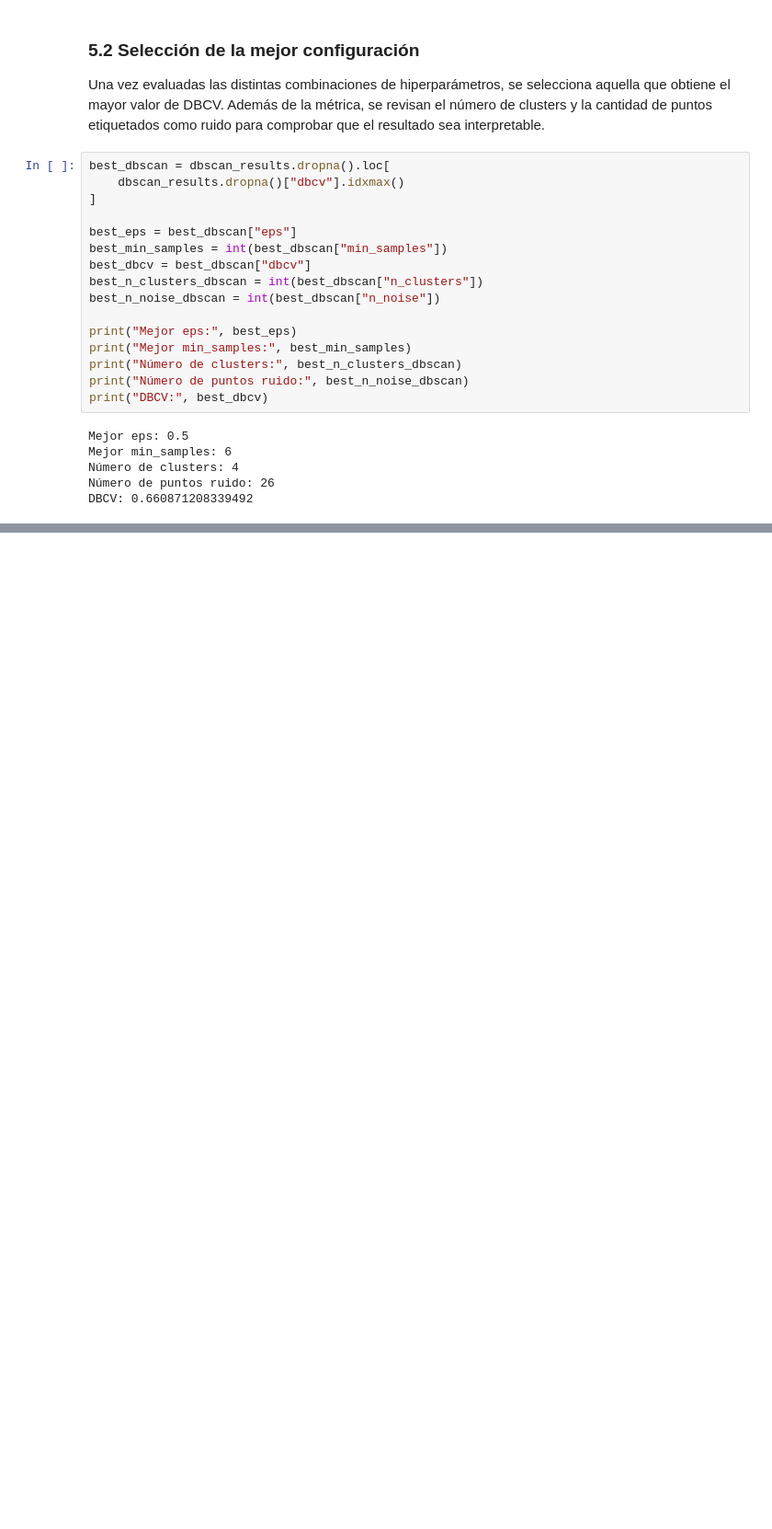
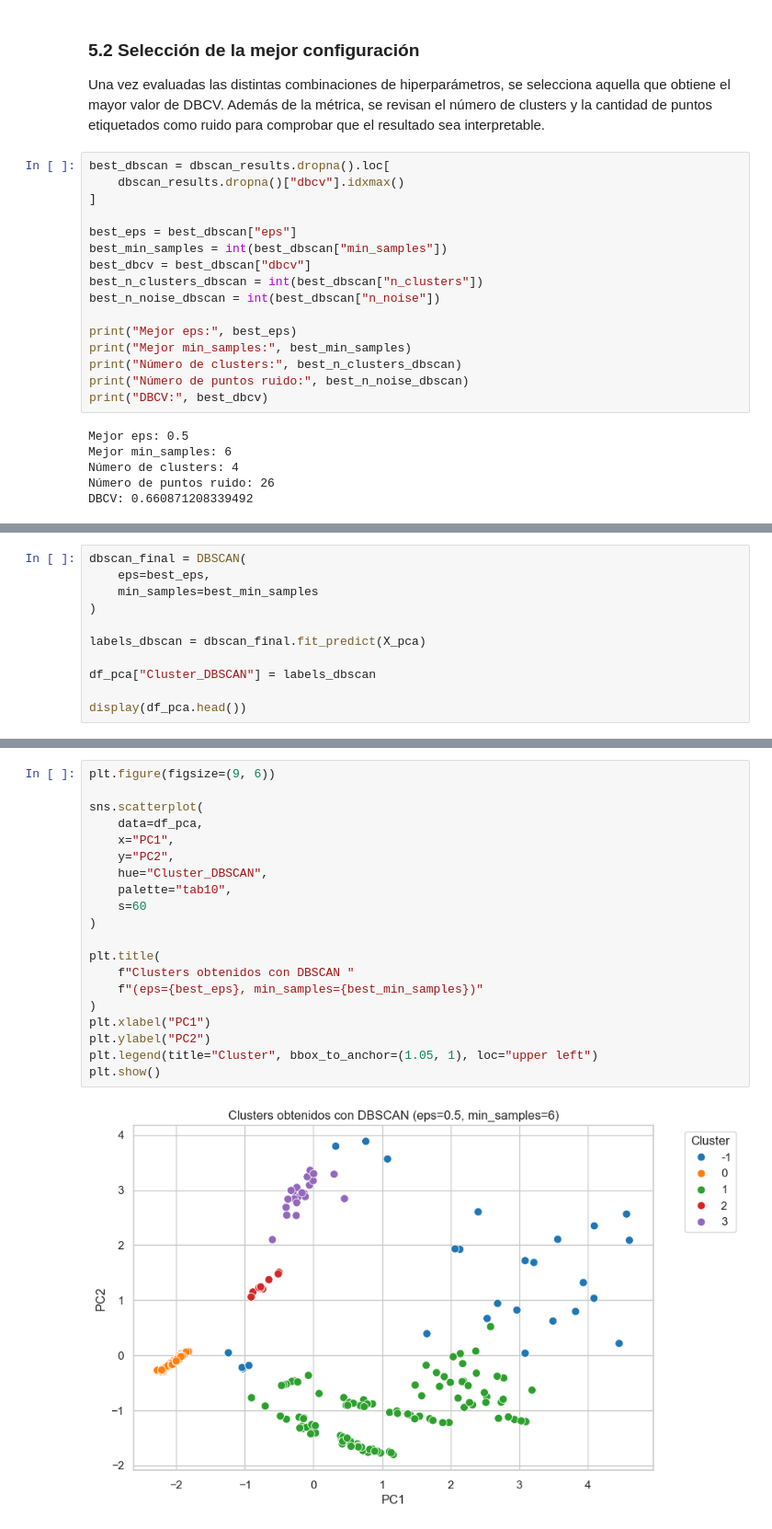
Before and after one commit to DiegoVa6/Grupo05_Practica2, a Jupyter notebook: practica2_estrellas.ipynb, the cells around one changed output, grey strips where cells are left out. Shown at 92% size. Saved outputs shown, nothing was run; the diff lists cells and outputs as text; blank space fills up the shorter version.

Commit message:
small fixes + DBSCAN

```diff
--- a/practica2_estrellas.ipynb
+++ b/practica2_estrellas.ipynb
@@ -884,0 +973,11 @@ DBCV: 0.660871208339492
+# %%
+dbscan_final = DBSCAN(
+    eps=best_eps,
+    min_samples=best_min_samples
+)
+
+labels_dbscan = dbscan_final.fit_predict(X_pca)
+
+df_pca["Cluster_DBSCAN"] = labels_dbscan
+
+display(df_pca.head())
@@ -884,0 +1024,22 @@ DBCV: 0.660871208339492
+# %%
+plt.figure(figsize=(9, 6))
+
+sns.scatterplot(
+    data=df_pca,
+    x="PC1",
+    y="PC2",
+    hue="Cluster_DBSCAN",
+    palette="tab10",
+    s=60
+)
+
+plt.title(
+    f"Clusters obtenidos con DBSCAN "
+    f"(eps={best_eps}, min_samples={best_min_samples})"
+)
+plt.xlabel("PC1")
+plt.ylabel("PC2")
+plt.legend(title="Cluster", bbox_to_anchor=(1.05, 1), loc="upper left")
+plt.show()
+# %% [output]
+[figure, added]
```
Also changed, not shown: parts of 16 cells of this notebook.
